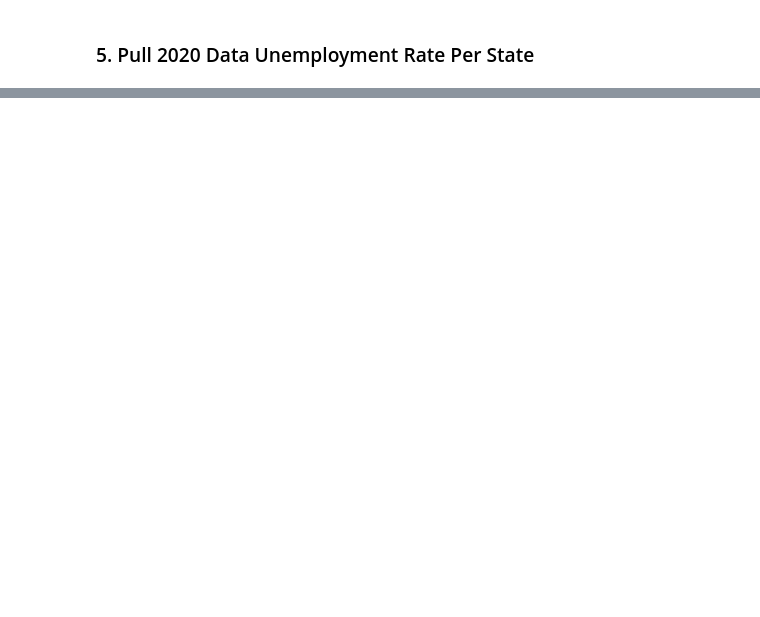
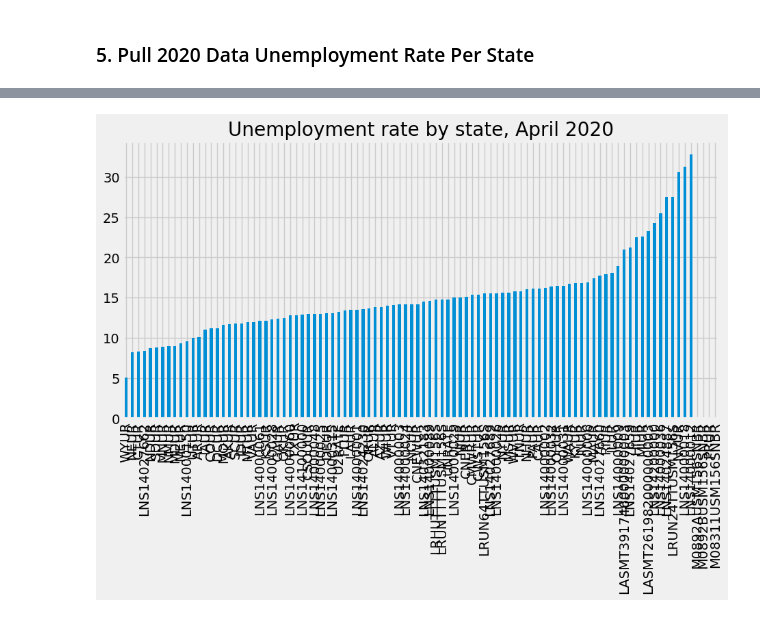
Before and after one commit to Shandeep-Raula/Economic-Analysis-with-Pandas, a Jupyter notebook: economic-analysis.ipynb, the cells around one changed output, grey strips where cells are left out. Saved outputs shown, nothing was run; the diff lists cells and outputs as text; code cells hidden in the pictures; blank space fills up the shorter version.

```diff
--- a/economic-analysis.ipynb
+++ b/economic-analysis.ipynb
@@ -143,0 +130,8 @@ ump_res.head()
+# %%
+ax = ump_res.loc[ump_res.index == '2020-04-01'].T \
+                            .sort_values('2020-04-01') \
+                            .plot(kind= 'bar', figsize=(10,5), title='Unemployment rate by state, April 2020')
+ax.legend().remove()
+plt.show()
+# %% [output]
+[figure, added]
```
Also changed, not shown: parts of 10 cells of this notebook.
